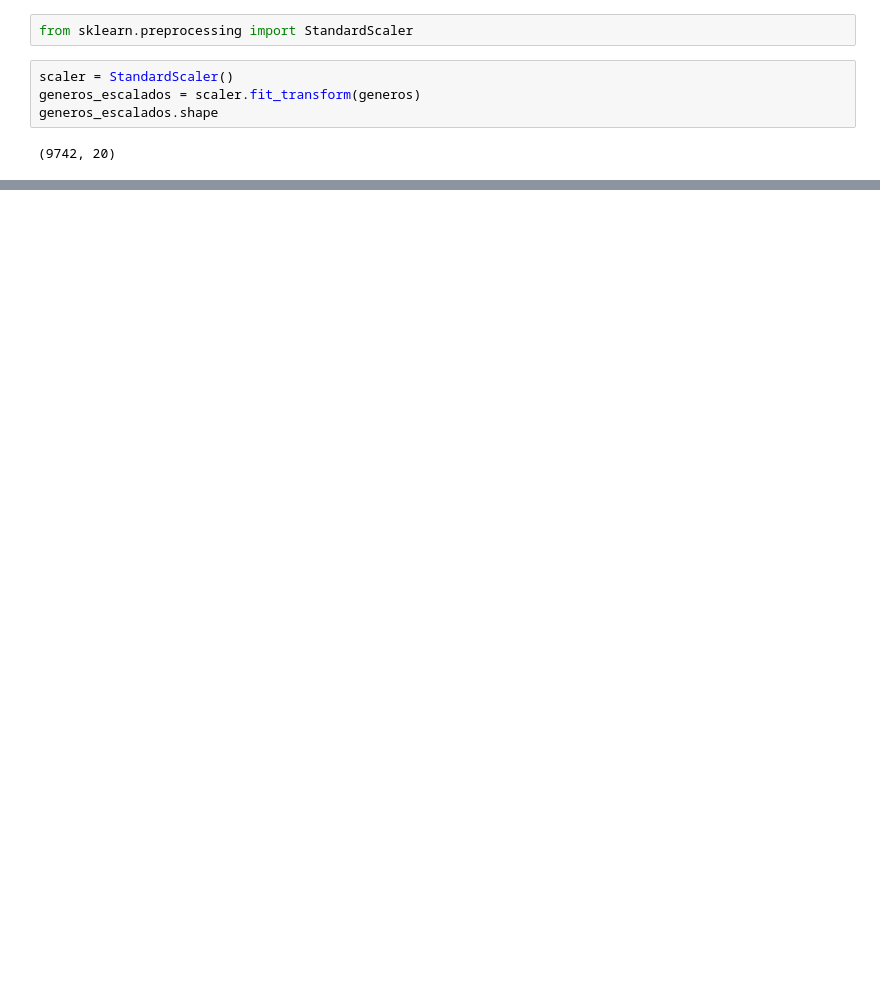
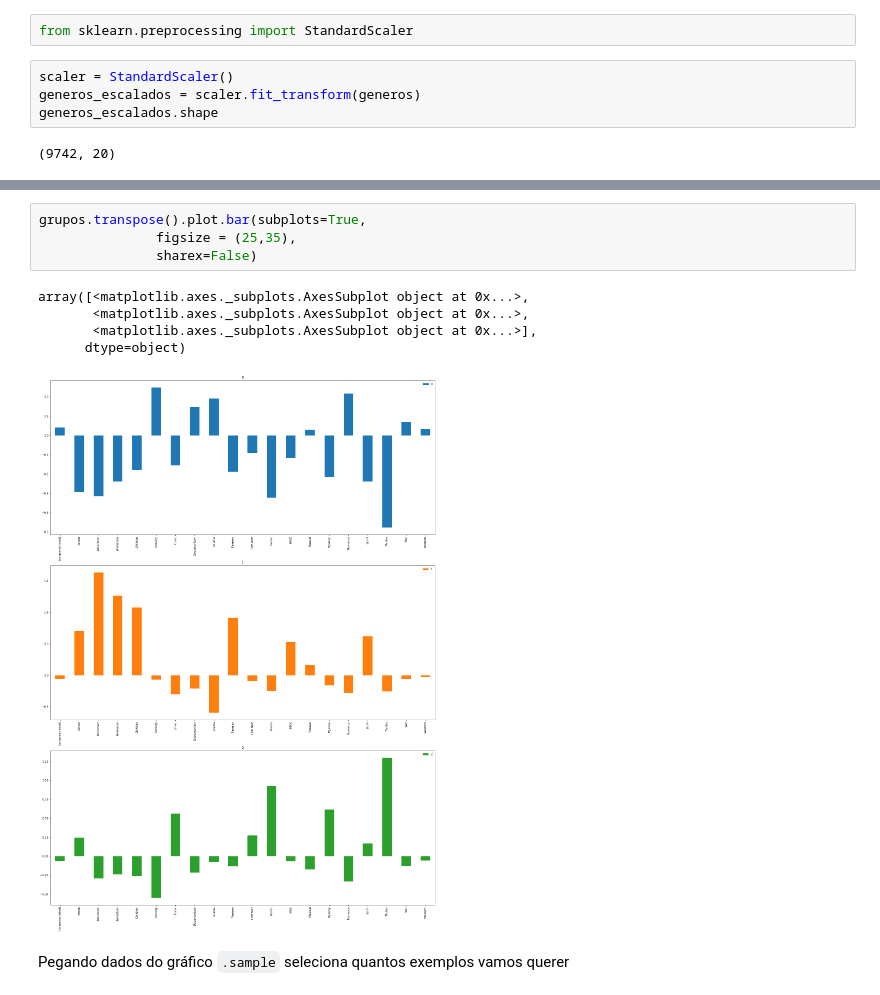
Before and after one commit to LucasAzvd/Analise-de-dados-com-SKLearn, a Jupyter notebook: Algoritmos não supervisionados/Conhecendo DataSets.ipynb, the cells around one changed output, grey strips where cells are left out. Cells and saved outputs as stored; diff of their text form; blank space fills up the shorter version.

```diff
--- a/Algoritmos não supervisionados/Conhecendo DataSets.ipynb
+++ b/Algoritmos não supervisionados/Conhecendo DataSets.ipynb
@@ -59,0 +159,12 @@ generos_escalados.shape
+# %%
+grupos.transpose().plot.bar(subplots=True,
+               figsize = (25,35),
+               sharex=False)
+# %% [output]
+array([<matplotlib.axes._subplots.AxesSubplot object at 0x...>,
+       <matplotlib.axes._subplots.AxesSubplot object at 0x...>,
+       <matplotlib.axes._subplots.AxesSubplot object at 0x...>],
+      dtype=object)
+[figure, added]
+# %% [markdown]
+Pegando dados do gráfico `.sample` seleciona quantos exemplos vamos querer
```
Also changed, not shown: parts of 36 cells of this notebook, 1 other file.
